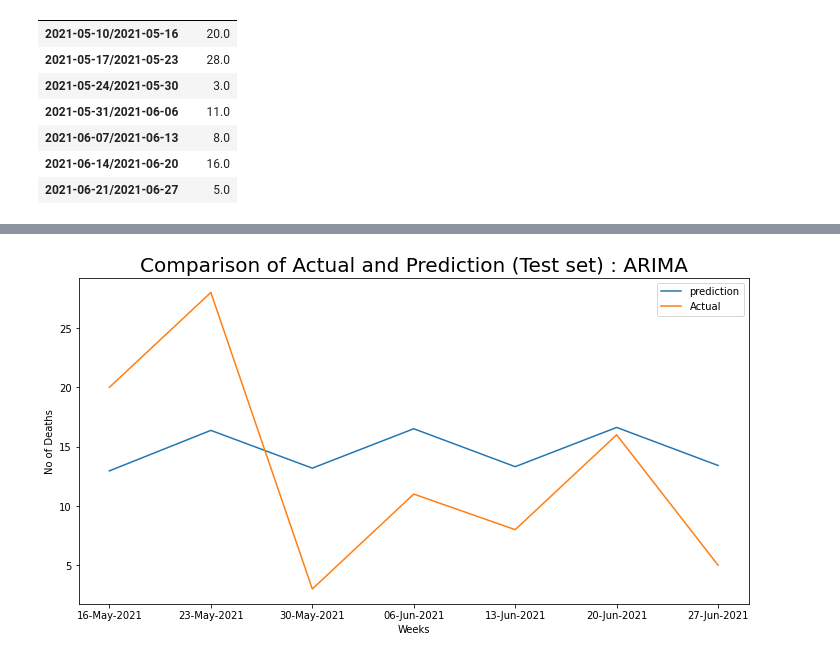
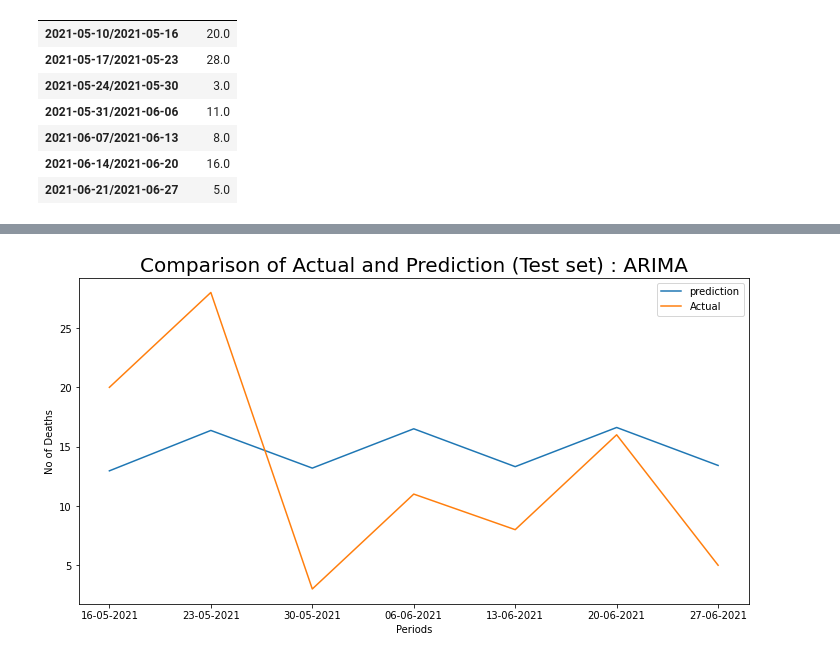
Before and after one commit to OmdenaAI/omdena-bangladesh-roadsafety, a Jupyter notebook: src/deliverables/machine_learning/ARIMA_Time-series_prediction.ipynb, the cells around one changed output, grey strips where cells are left out. Cells and saved outputs as stored; diff of their text form; code cells hidden in the pictures.

```diff
--- a/src/deliverables/machine_learning/ARIMA_Time-series_prediction.ipynb
+++ b/src/deliverables/machine_learning/ARIMA_Time-series_prediction.ipynb
@@ -384,21 +417,21 @@ MAE
 # %%
 
-xticks = [tick.strftime('%d-%b-%Y') for tick in test_data.index.tolist()]
+xticks = [tick.strftime('%d-%m-%Y') for tick in test_data.index.tolist()]
 # %%
 # print("Actual value : {}".format(test_data['Deaths'].to_list()))
 # print("predicted value: {}".format(pred[0].to_list()))
 
 
 import matplotlib.pyplot as plt
 
 fig , ax = plt.subplots(figsize=(12,6))
 ax.plot(pred)
 ax.plot(test_data['Deaths'].to_list())
 plt.title("Comparison of Actual and Prediction (Test set) : ARIMA",size=20)
 plt.ylabel("No of Deaths")
-plt.xlabel("Weeks")
+plt.xlabel("Periods")
 plt.xticks(np.arange(len(xticks)), xticks)
 plt.legend(['prediction', 'Actual'])
 plt.show()
 # %% [output]
-[figure, old version]
+[figure, new version]
```
Also changed, not shown: parts of 3 cells of this notebook.
